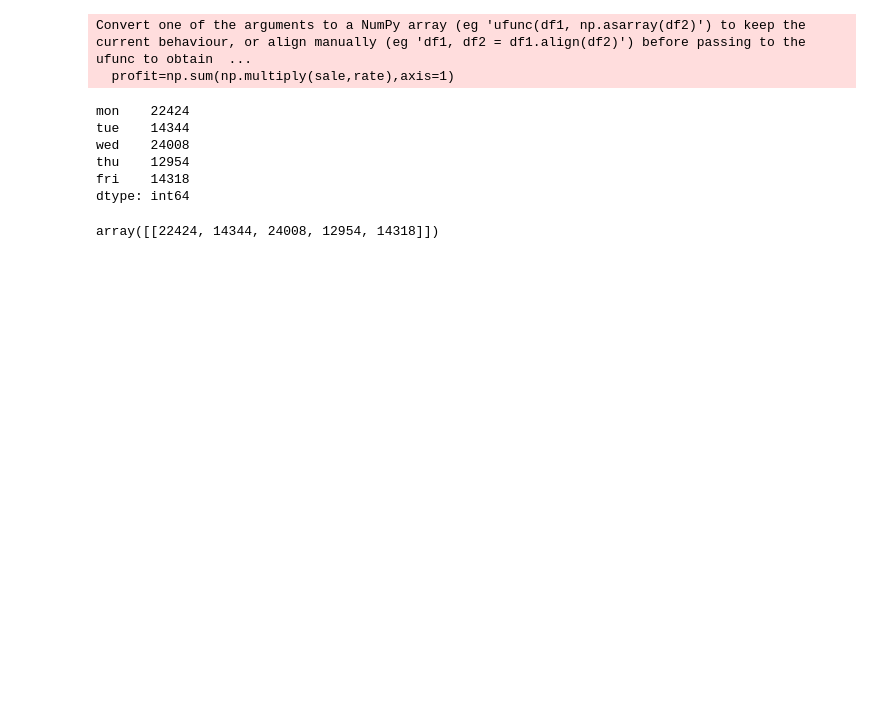
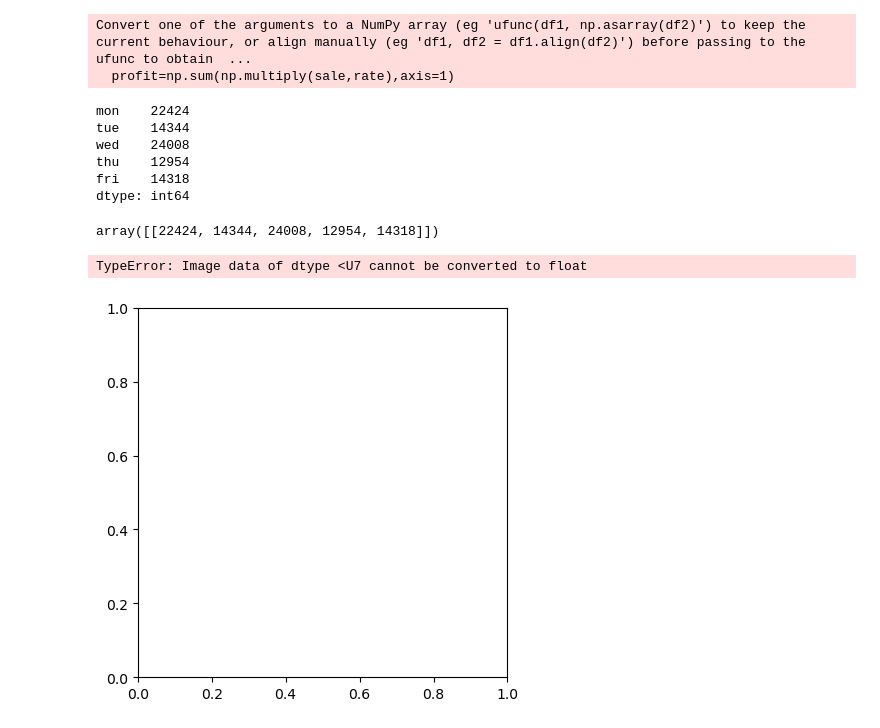
Before and after one commit to vibhavarik23/Machine-learning, a Jupyter notebook: ML_Temp.ipynb, the cells around one changed output. Drawn from its saved outputs; the diff is of its cells as text; code cells hidden in the pictures; blank space fills up the shorter version.

```diff
--- a/ML_Temp.ipynb
+++ b/ML_Temp.ipynb
@@ -198,0 +202,5 @@ array([[22424, 14344, 24008, 12954, 14318]])
+# %%
+plt.imshow("Dog.png")
+# %% [output]
+TypeError: Image data of dtype <U7 cannot be converted to float
+[figure, added]
```
Also changed, not shown: parts of 6 cells of this notebook, 1 other file.
